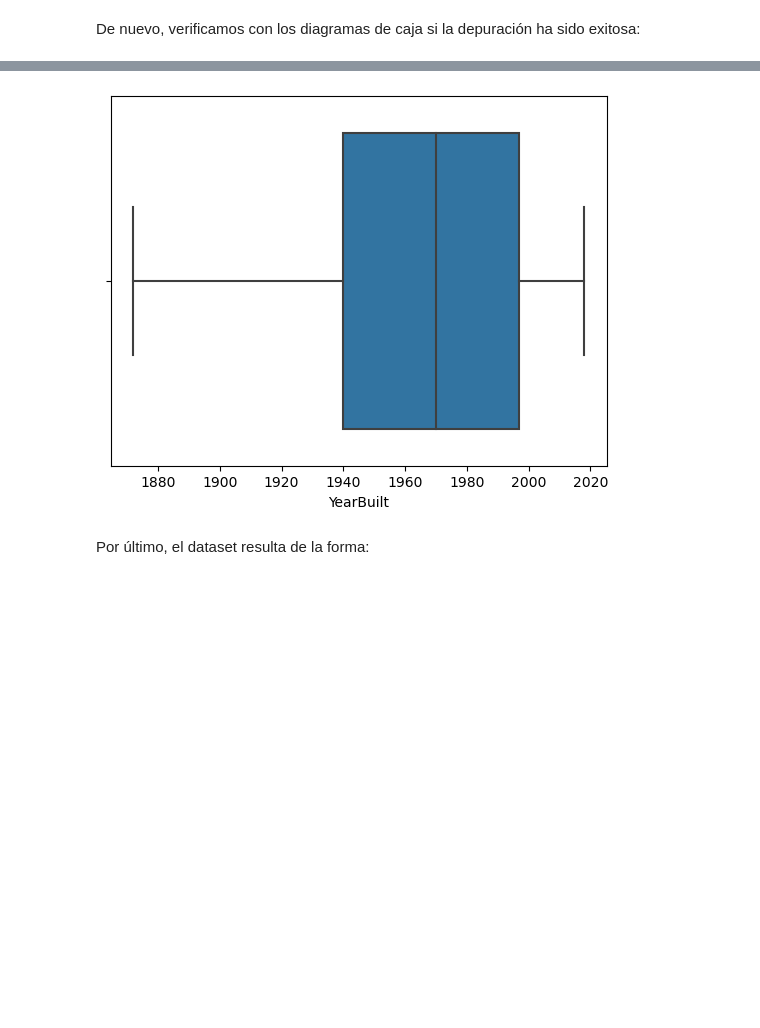
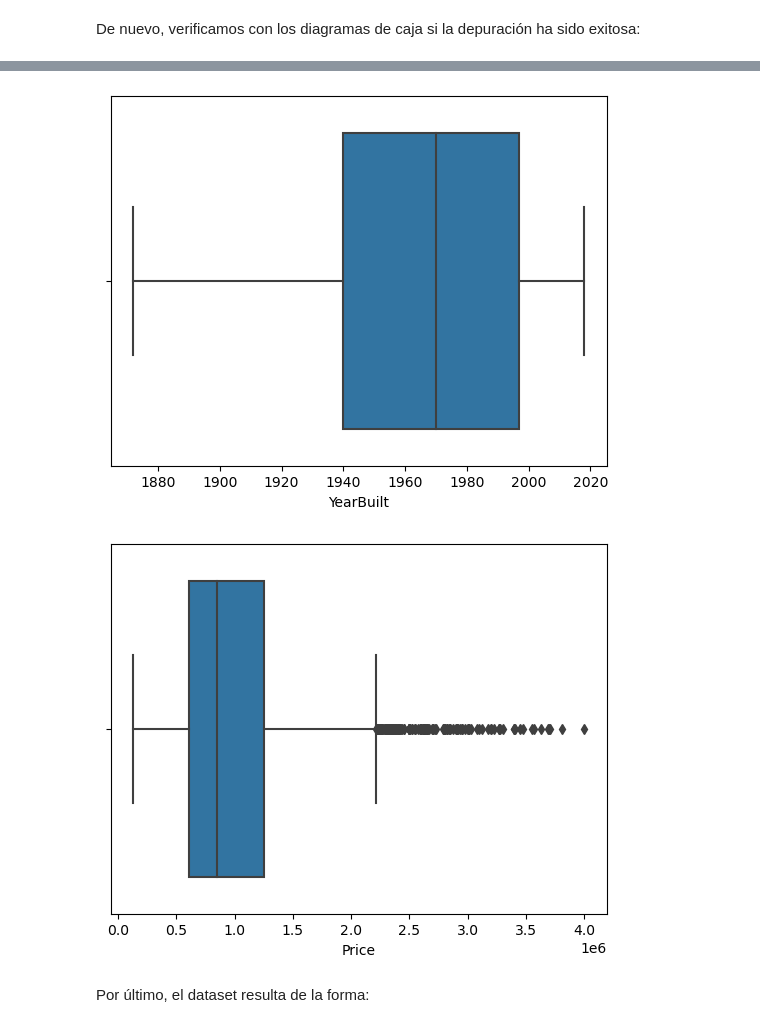
Before and after one commit to JTGlez/DataMining, a Jupyter notebook: P1-2-3/MD_Práctica1_EDA_TGJL_CRLS.ipynb, the cells around one changed output, grey strips where cells are left out. Saved outputs shown, nothing was run; the diff lists cells and outputs as text; code cells hidden in the pictures; blank space fills up the shorter version.

```diff
--- a/P1-2-3/MD_Práctica1_EDA_TGJL_CRLS.ipynb
+++ b/P1-2-3/MD_Práctica1_EDA_TGJL_CRLS.ipynb
@@ -460,4 +461,5 @@ A continuación, con base en los diagramas de caja anteriores eliminaremos los r
 # %%
 DatosMelbourne = DatosMelbourne.loc[DatosMelbourne['Landsize'] <= 1300.0]
 DatosMelbourne = DatosMelbourne.loc[DatosMelbourne['BuildingArea'] <= 255.0]
+DatosMelbourne = DatosMelbourne.loc[DatosMelbourne['Price'] <= 2000000]
 DatosMelbourne = DatosMelbourne[DatosMelbourne.YearBuilt >= 1870.0]
@@ -464,14 +471,15 @@ DatosMelbourne = DatosMelbourne[DatosMelbourne.YearBuilt >= 1870.0]
 # %% [markdown]
 De nuevo, verificamos con los diagramas de caja si la depuración ha sido exitosa:
 # %%
-VariablesValoresAtipicos = ['Landsize', 'BuildingArea', 'YearBuilt']
+VariablesValoresAtipicos = ['Landsize', 'BuildingArea', 'YearBuilt', 'Price']
 for col in VariablesValoresAtipicos:
   sns.boxplot(col, data=DatosMelbourne)
   plt.show()
 # %% [output]
 [figure]
 [figure]
 [figure]
+[figure, added]
 # %% [markdown]
 Por último, el dataset resulta de la forma:
 # %%
```
Also changed, not shown: parts of 10 cells of this notebook.
